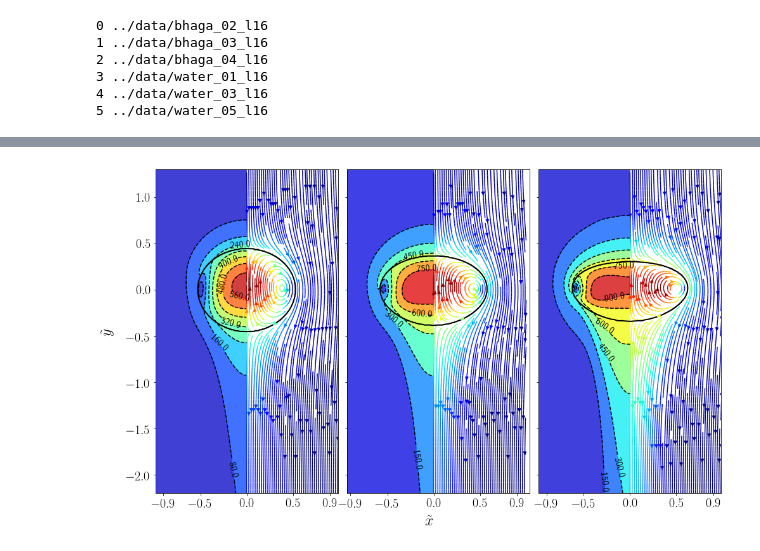
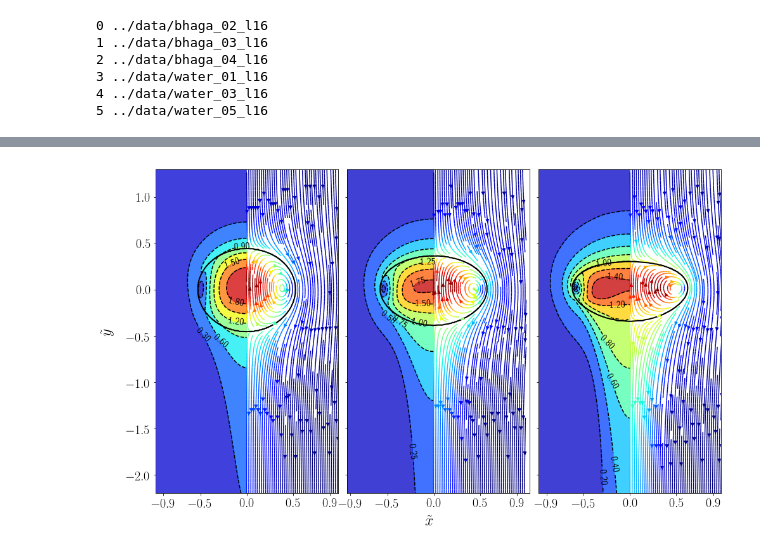
Before and after one commit to AndreWeiner/phd_notebooks, a Jupyter notebook: notebooks/basilisk_2D_velocity_field.ipynb, the cells around one changed output, grey strips where cells are left out. Cells and saved outputs as stored; diff of their text form; code cells hidden in the pictures.

```diff
--- a/notebooks/basilisk_2D_velocity_field.ipynb
+++ b/notebooks/basilisk_2D_velocity_field.ipynb
@@ -39,6 +39,7 @@ import helper_module as hm
 
 times = [30, 30, 20, 12, 14, 14] # Basilisk simulation time
 Ga = [15.2400, 134.626, 30.8340, 98.6715, 163.450, 238.287]
+U_b = []
 
 all_fields = {}
 for i, case in enumerate(cases):
@@ -47,8 +48,11 @@ for i, case in enumerate(cases):
     log = hm.Logfile(log_path)
     log.read_logfile(usecols=['time', 'u_x', 'x'])
     row = log.find_closest("time", times[i])
+    U_b.append(row.u_x.values[0])
     field_path = case + "/" + case_name + "_t{:2d}.csv".format(times[i])
     all_fields[case_name] = hm.CenterFieldValues2D(field_path, [0.0, row.x.values[0]], [0.0, row.u_x.values[0]])
+
+print("Rise velocities:\n", U_b)
 # %% [output]
 Successfully read file ../data/bhaga_02_l16/log.bhaga_02_l16.csv
 Successfully read file ../data/bhaga_02_l16/bhaga_02_l16_t30.csv
@@ -76,6 +82,8 @@ def savefig(name):
 import numpy as np
 import matplotlib.pyplot as plt
 from matplotlib import rc
+
+%matplotlib inline
 
 rc('text', usetex=True)
 
@@ -96,10 +104,10 @@ for i, name in enumerate(["bhaga_02_l16", "bhaga_03_l16", "bhaga_04_l16"]):
     U_x, U_y = all_fields[name].interpolate_velocity(Xi_right, Yi_right, True, False)
     vol_f =  all_fields[name].interpolate_volume_fraction(Xi_full, Yi_full)
 
-    axarr[i].contourf(xi_left, yi, mag_U*Ga[i], cmap='jet', alpha=hm.alpha_contour)
-    contours.append(axarr[i].contour(xi_left, yi, mag_U*Ga[i], colors='k'))
-    axarr[i].clabel(contours[-1], inline=True, fontsize=hm.fontsize_contour, fmt='%1.1f')
-    axarr[i].streamplot(Xi_right, Yi_right, U_x, U_y, color=mag_U[:,::-1]*Ga[i], cmap='jet', density=(1.5, 3.0), minlength=0.1, maxlength=8.0)
+    axarr[i].contourf(xi_left, yi, mag_U/U_b[i], cmap='jet', alpha=hm.alpha_contour)
+    contours.append(axarr[i].contour(xi_left, yi, mag_U/U_b[i], colors='k'))
+    axarr[i].clabel(contours[-1], inline=True, fontsize=hm.fontsize_contour, fmt='%1.2f')
+    axarr[i].streamplot(Xi_right, Yi_right, U_x, U_y, color=mag_U[:,::-1]/U_b[i], cmap='jet', density=(1.5, 3.0), minlength=0.1, maxlength=8.0)
     axarr[i].contour(xi_full, yi, vol_f, levels=[0.5], colors=['k'], linewidths=2.0)
 
 for ax in axarr:
@@ -120,33 +130,33 @@ savefig("bhaga_velocity_fields")
 # %%
 fig, axarr = plt.subplots(1, 3, sharey=True, figsize=(hm.figure_width, 9.4))
 
 # water
 contours = []
 for i, name in enumerate(["water_01_l16", "water_03_l16", "water_05_l16"]):
     mag_U = all_fields[name].interpolate_velocity(Xi_left, Yi_left)
     U_x, U_y = all_fields[name].interpolate_velocity(Xi_right, Yi_right, True, False)
     vol_f =  all_fields[name].interpolate_volume_fraction(Xi_full, Yi_full)
 
-    axarr[i].contourf(xi_left, yi, mag_U*Ga[3+i], cmap='jet', alpha=hm.alpha_contour)
-    contours.append(axarr[i].contour(xi_left, yi, mag_U*Ga[3+i], colors='k'))
-    axarr[i].clabel(contours[-1], inline=True, fontsize=hm.fontsize_contour, fmt='%1.1f')
-    axarr[i].streamplot(Xi_right, Yi_right, U_x, U_y, color=mag_U[:,::-1]*Ga[3+i], cmap='jet', density=(1.5, 3.0), minlength=0.1, maxlength=8.0)
+    axarr[i].contourf(xi_left, yi, mag_U/U_b[3+i], cmap='jet', alpha=hm.alpha_contour)
+    contours.append(axarr[i].contour(xi_left, yi, mag_U/U_b[3+i], colors='k'))
+    axarr[i].clabel(contours[-1], inline=True, fontsize=hm.fontsize_contour, fmt='%1.2f')
+    axarr[i].streamplot(Xi_right, Yi_right, U_x, U_y, color=mag_U[:,::-1]/U_b[3+i], cmap='jet', density=(1.5, 3.0), minlength=0.1, maxlength=8.0)
     axarr[i].contour(xi_full, yi, vol_f, levels=[0.5], colors=['k'], linewidths=2.0)
 
 for ax in axarr:
     ax.axis('equal')
     ax.label_outer()
     ax.set_xticks([-0.9,-0.5, 0.0, 0.5, 0.9])
     ax.tick_params(labelsize=hm.fontsize_tick)
 
 for contour in contours:
     for line in contour.collections:
         line.set_linestyle('dashed')
 
 fig.subplots_adjust(wspace=0.05)
 fig.text(0.5, 0.05, r"$\tilde{x}$", ha='center', fontsize=hm.fontsize_label)
 fig.text(0.05, 0.5, r"$\tilde{y}$", va='center', rotation='vertical', fontsize=hm.fontsize_label)
 
 savefig("water_velocity_fields")
 # %% [output]
-[figure, old version]
+[figure, new version]
```
Also changed, not shown: parts of 2 cells of this notebook, 2 other files.
